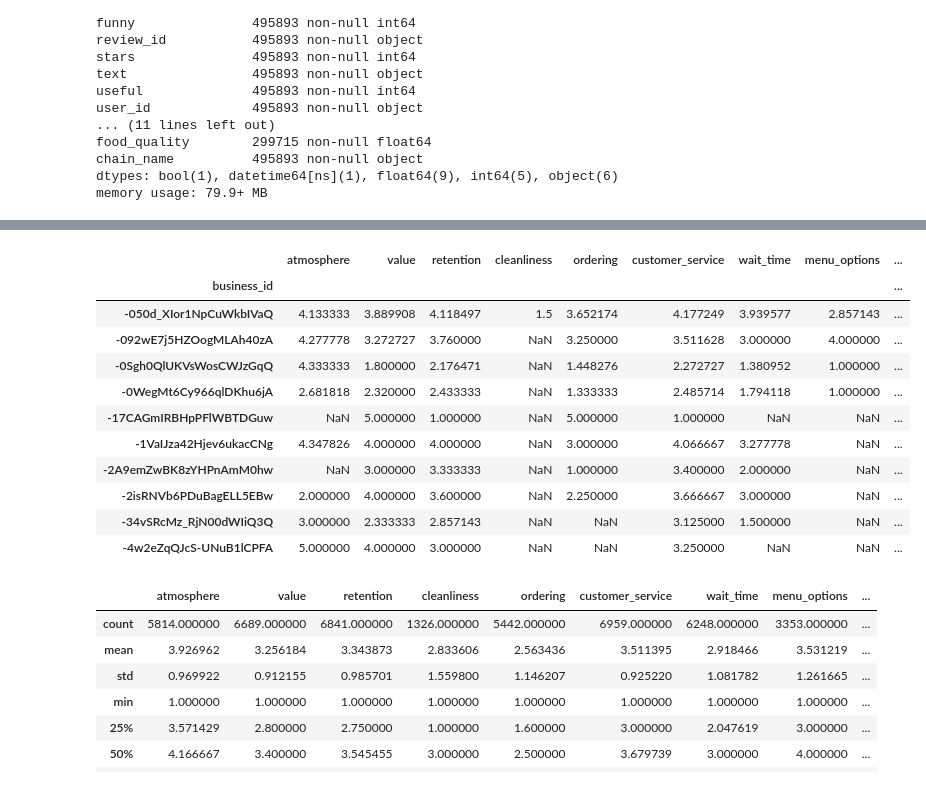
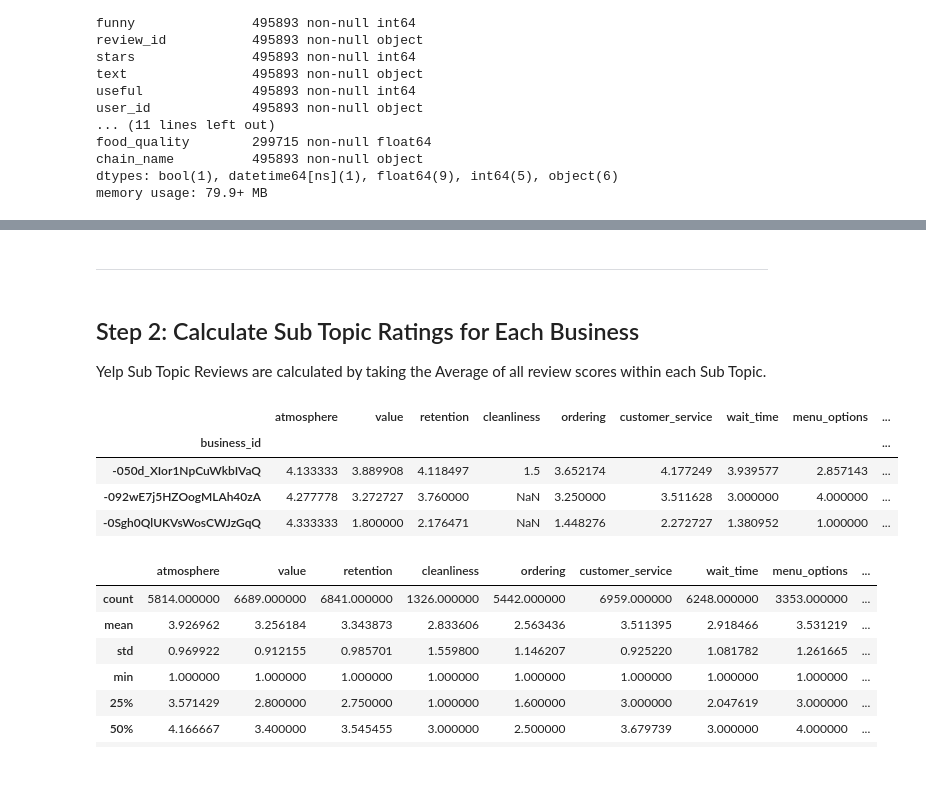
Before and after one commit to samgutentag/yelpsubtopics, a Jupyter notebook: 02_SubTopicReviews/SubTopic_Investigation.ipynb, the cells around one changed output, grey strips where cells are left out. Drawn from its saved outputs; the diff is of its cells as text; code cells hidden in the pictures.

```diff
--- a/02_SubTopicReviews/SubTopic_Investigation.ipynb
+++ b/02_SubTopicReviews/SubTopic_Investigation.ipynb
@@ -61,19 +61,16 @@ memory usage: 79.9+ MB
+# %% [markdown]
+___
+# %% [markdown]
+## Step 2: Calculate Sub Topic Ratings for Each Business
+<p>Yelp Sub Topic Reviews are calculated by taking the Average of all review scores within each Sub Topic.</p>
 # %%
 # group reviews by business id
-business_subtopic_ratings = reviews.groupby('business_id').mean()[reviews.columns[-10:-1]]
-
-business_subtopic_ratings.head(10)
+subtopic_ratings = reviews.groupby('business_id').mean()[reviews.columns[-10:-1]]
+subtopic_ratings.head(3)
 # %% [output]
 |  | atmosphere | value | retention | cleanliness | ordering | customer_service | wait_time | menu_options | ... |
 | business_id |  |  |  |  |  |  |  |  | ... |
 | -050d_XIor1NpCuWkbIVaQ | 4.133333 | 3.889908 | 4.118497 | 1.5 | 3.652174 | 4.177249 | 3.939577 | 2.857143 | ... |
 | -092wE7j5HZOogMLAh40zA | 4.277778 | 3.272727 | 3.760000 | NaN | 3.250000 | 3.511628 | 3.000000 | 4.000000 | ... |
 | -0Sgh0QlUKVsWosCWJzGqQ | 4.333333 | 1.800000 | 2.176471 | NaN | 1.448276 | 2.272727 | 1.380952 | 1.000000 | ... |
-| -0WegMt6Cy966qlDKhu6jA | 2.681818 | 2.320000 | 2.433333 | NaN | 1.333333 | 2.485714 | 1.794118 | 1.000000 | ... |
-| -17CAGmIRBHpPFlWBTDGuw | NaN | 5.000000 | 1.000000 | NaN | 5.000000 | 1.000000 | NaN | NaN | ... |
-| -1VaIJza42Hjev6ukacCNg | 4.347826 | 4.000000 | 4.000000 | NaN | 3.000000 | 4.066667 | 3.277778 | NaN | ... |
-| -2A9emZwBK8zYHPnAmM0hw | NaN | 3.000000 | 3.333333 | NaN | 1.000000 | 3.400000 | 2.000000 | NaN | ... |
-| -2isRNVb6PDuBagELL5EBw | 2.000000 | 4.000000 | 3.600000 | NaN | 2.250000 | 3.666667 | 3.000000 | NaN | ... |
-| -34vSRcMz_RjN00dWIiQ3Q | 3.000000 | 2.333333 | 2.857143 | NaN | NaN | 3.125000 | 1.500000 | NaN | ... |
-| -4w2eZqQJcS-UNuB1lCPFA | 5.000000 | 4.000000 | 3.000000 | NaN | NaN | 3.250000 | NaN | NaN | ... |
 # %%
```
Also changed, not shown: parts of 70 cells of this notebook, 1 other file.
